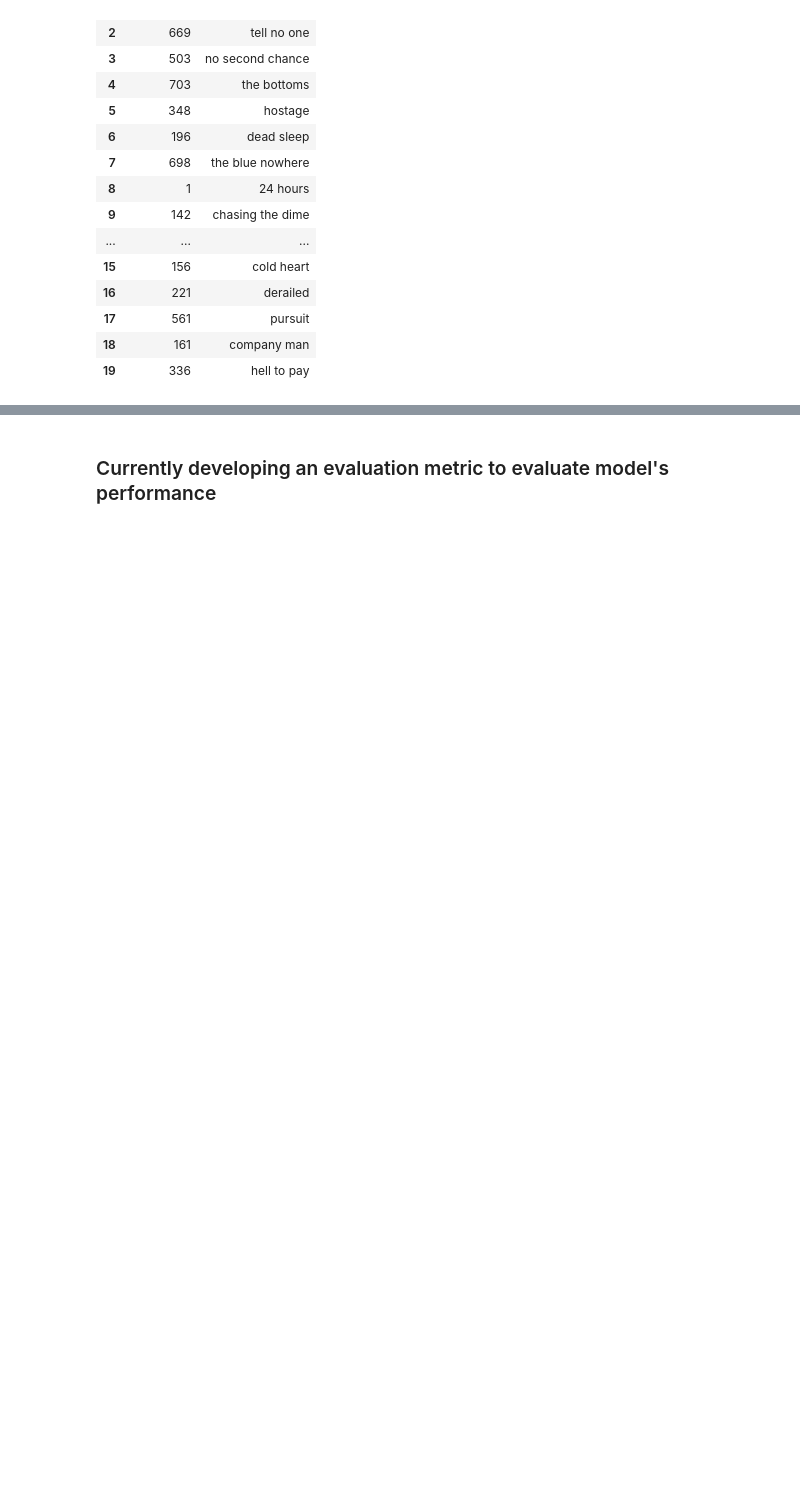
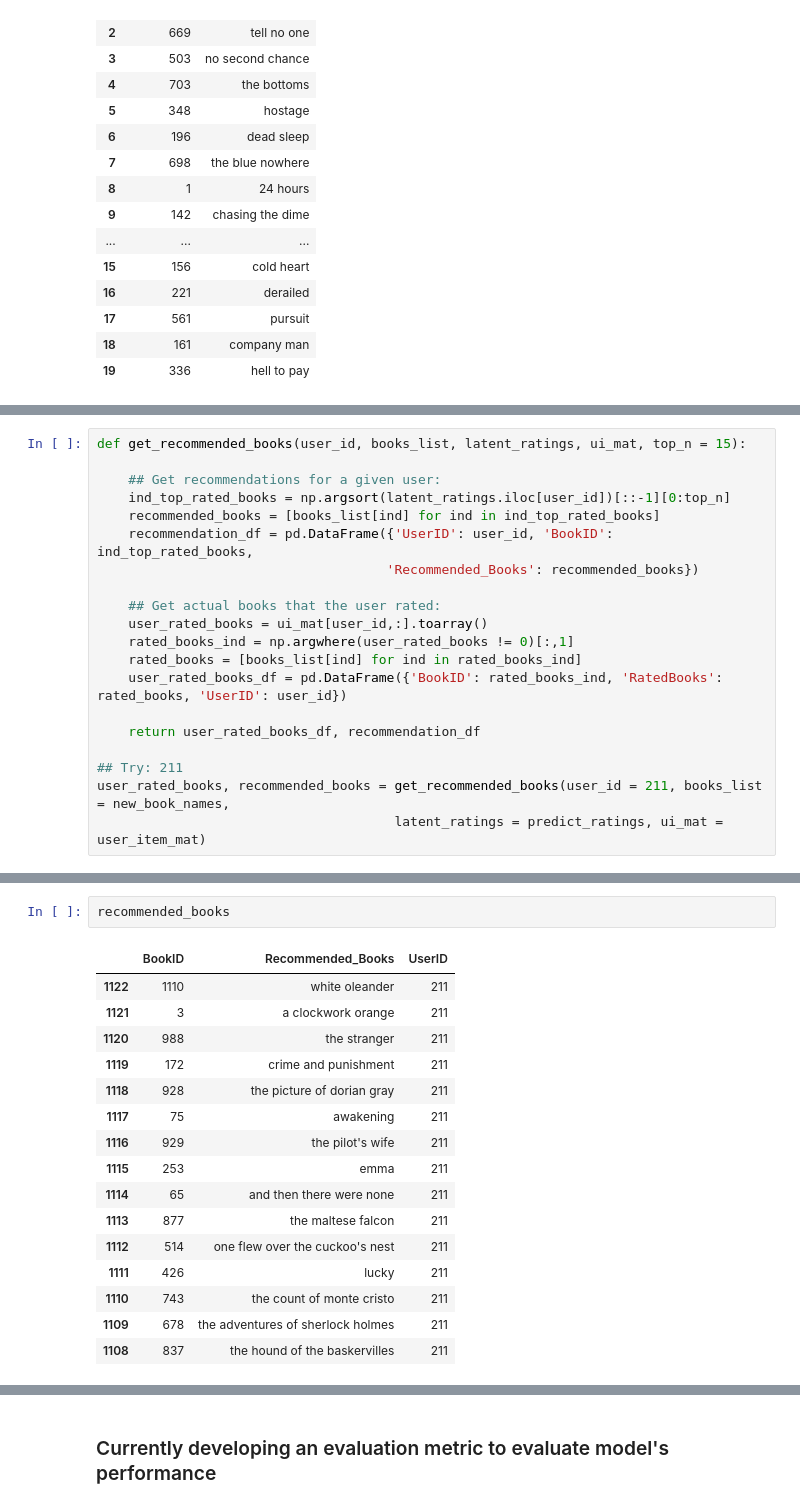
Before and after one commit to Mehul903/Book-Recommender-System, a Jupyter notebook: notebooks/Analysis.ipynb, the cells around one changed output, grey strips where cells are left out. Drawn from its saved outputs; the diff is of its cells as text; blank space fills up the shorter version.

```diff
--- a/notebooks/Analysis.ipynb
+++ b/notebooks/Analysis.ipynb
@@ -277,0 +338,20 @@ Target book:  mystic river
+# %%
+def get_recommended_books(user_id, books_list, latent_ratings, ui_mat, top_n = 15):
+
+    ## Get recommendations for a given user:
+    ind_top_rated_books = np.argsort(latent_ratings.iloc[user_id])[::-1][0:top_n]
+    recommended_books = [books_list[ind] for ind in ind_top_rated_books]
+    recommendation_df = pd.DataFrame({'UserID': user_id, 'BookID': ind_top_rated_books,
+                                     'Recommended_Books': recommended_books})
+
+    ## Get actual books that the user rated:
+    user_rated_books = ui_mat[user_id,:].toarray()
+    rated_books_ind = np.argwhere(user_rated_books != 0)[:,1]
+    rated_books = [books_list[ind] for ind in rated_books_ind]
+    user_rated_books_df = pd.DataFrame({'BookID': rated_books_ind, 'RatedBooks': rated_books, 'UserID': user_id})
+
+    return user_rated_books_df, recommendation_df
+
+## Try: 211
+user_rated_books, recommended_books = get_recommended_books(user_id = 211, books_list = new_book_names,
+                                      latent_ratings = predict_ratings, ui_mat = user_item_mat)
@@ -277,0 +365,19 @@ Target book:  mystic river
+# %%
+recommended_books
+# %% [output]
+|  | BookID | Recommended_Books | UserID |
+| 1122 | 1110 | white oleander | 211 |
+| 1121 | 3 | a clockwork orange | 211 |
+| 1120 | 988 | the stranger | 211 |
+| 1119 | 172 | crime and punishment | 211 |
+| 1118 | 928 | the picture of dorian gray | 211 |
+| 1117 | 75 | awakening | 211 |
+| 1116 | 929 | the pilot's wife | 211 |
+| 1115 | 253 | emma | 211 |
+| 1114 | 65 | and then there were none | 211 |
+| 1113 | 877 | the maltese falcon | 211 |
+| 1112 | 514 | one flew over the cuckoo's nest | 211 |
+| 1111 | 426 | lucky | 211 |
+| 1110 | 743 | the count of monte cristo | 211 |
+| 1109 | 678 | the adventures of sherlock holmes | 211 |
+| 1108 | 837 | the hound of the baskervilles | 211 |
```
Also changed, not shown: parts of 21 cells of this notebook.
